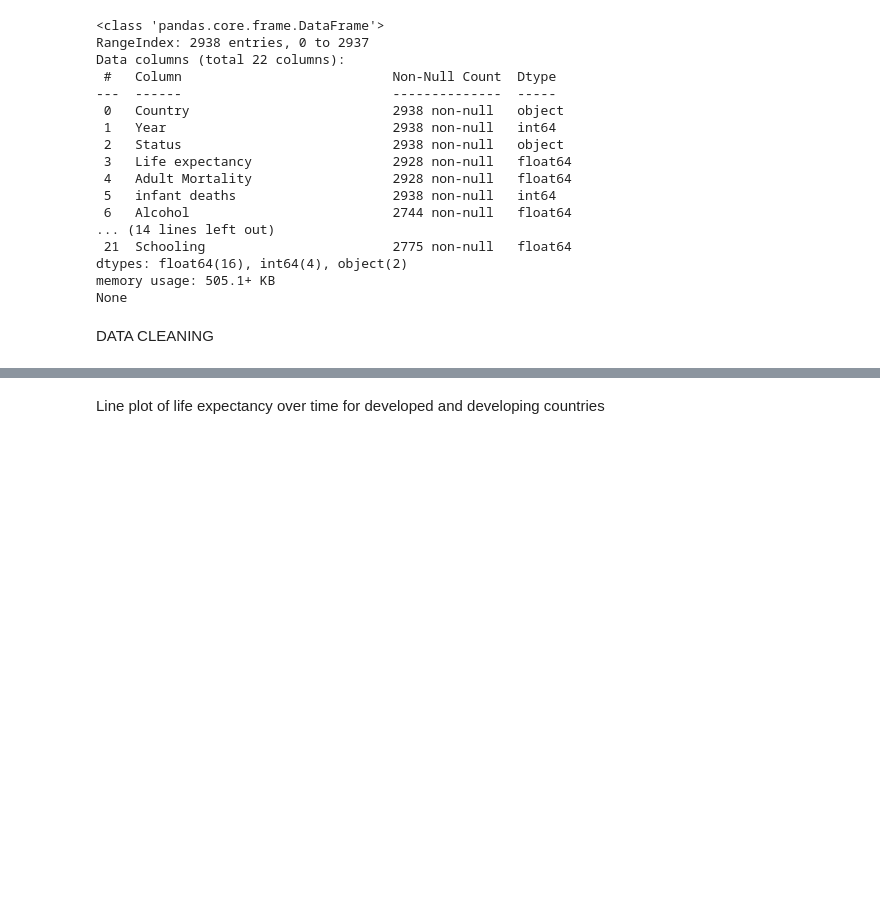
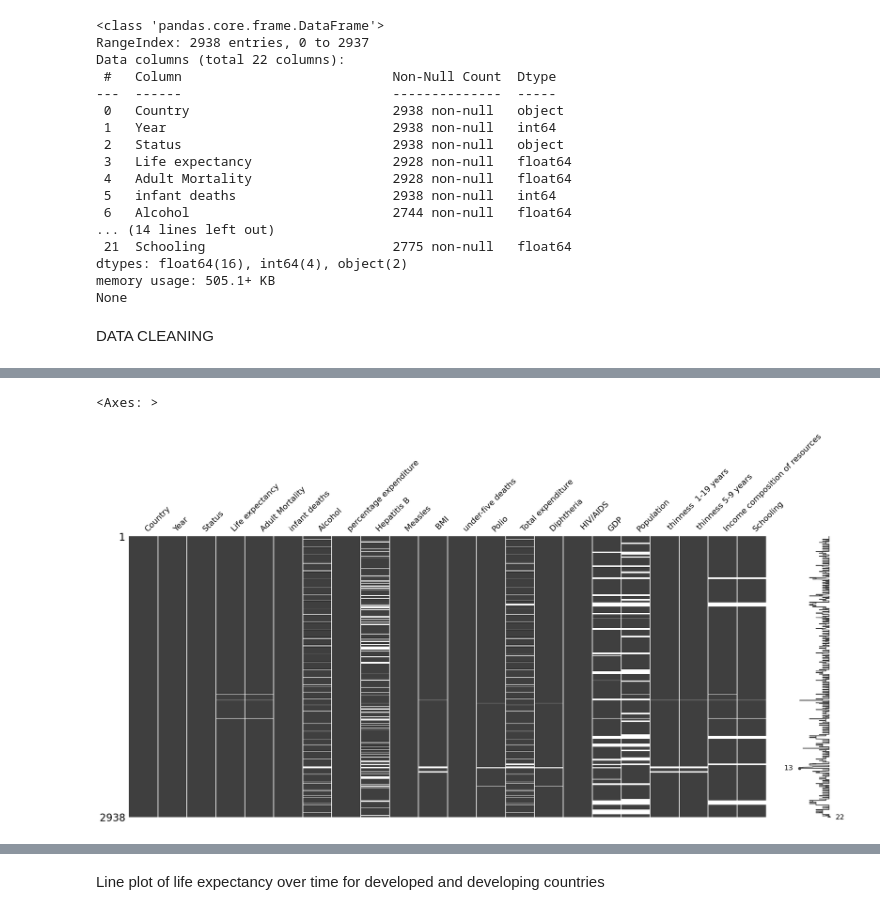
Before and after one commit to RichardKameri/pydata, a Jupyter notebook: Life_Expectancy2.ipynb, the cells around one changed output, grey strips where cells are left out. Saved outputs shown, nothing was run; the diff lists cells and outputs as text; code cells hidden in the pictures; blank space fills up the shorter version.

```diff
--- a/Life_Expectancy2.ipynb
+++ b/Life_Expectancy2.ipynb
@@ -55,0 +88,3 @@ DATA CLEANING
+# %%
+# convert columns year to date
+df['Year']=pd.to_datetime(df['Year'],format='%Y')
@@ -55,0 +157,7 @@ DATA CLEANING
+# %%
+# dealing with missing values
+import missingno as msno
+msno.matrix(df)
+# %% [output]
+<Axes: >
+[figure, added]
```
Also changed, not shown: parts of 32 cells of this notebook.
